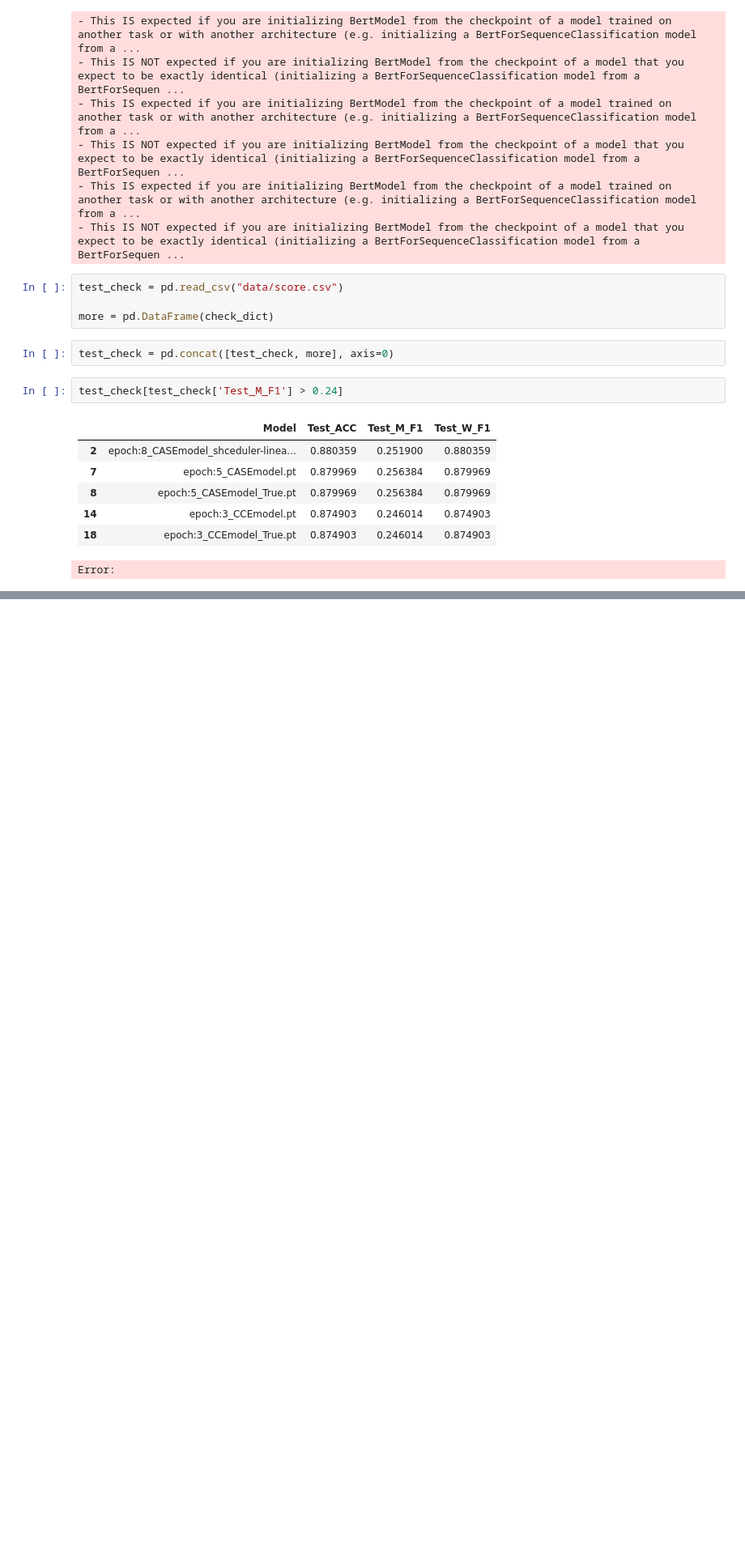
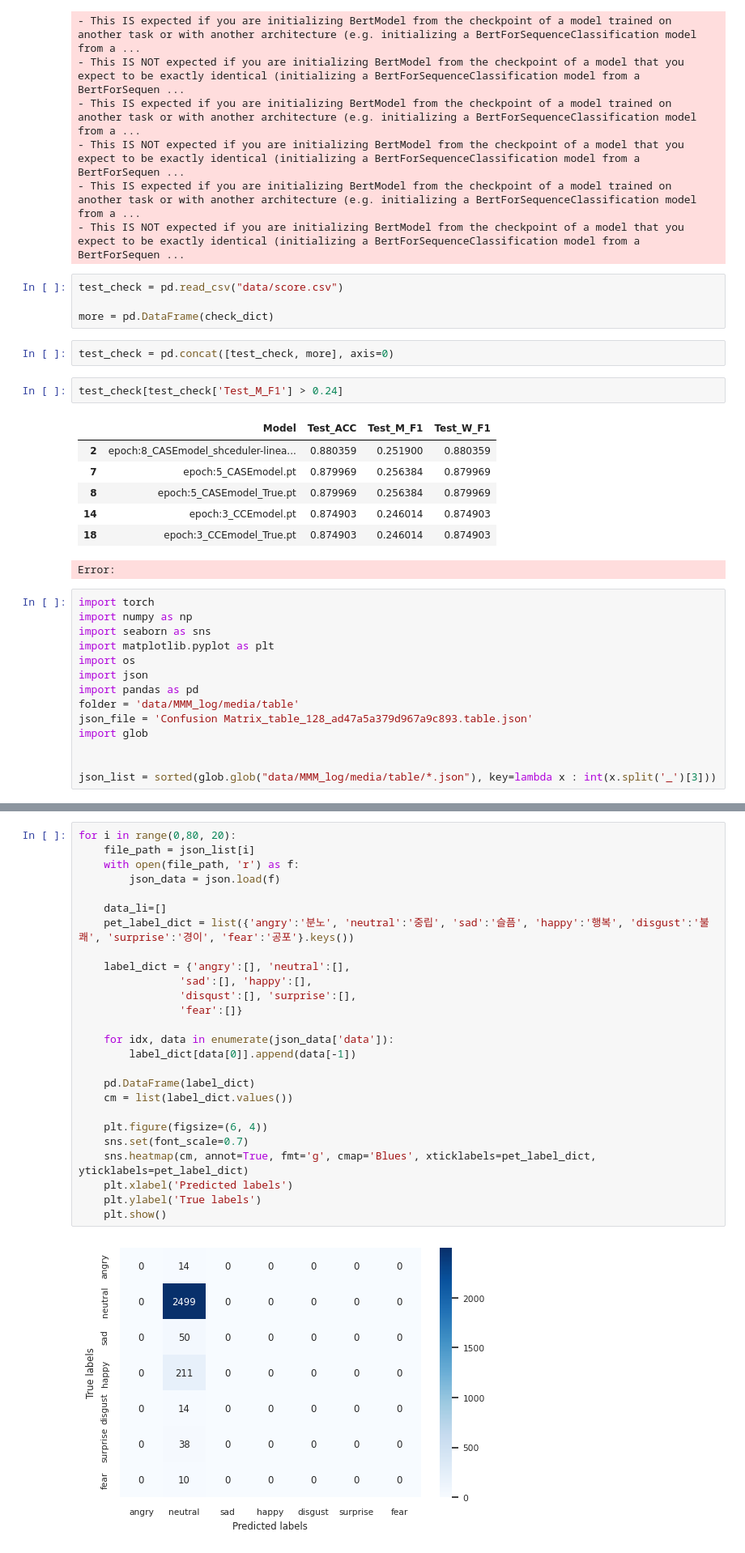
Before and after one commit to Glorang-AI/Emotion-Recognition-in-Conversation, a Jupyter notebook: compare_test.ipynb, the cells around one changed output, grey strips where cells are left out. Shown: that part at 81% size. Drawn from its saved outputs; the diff is of its cells as text; blank space fills up the shorter version.

```diff
--- a/compare_test.ipynb
+++ b/compare_test.ipynb
@@ -373,3 +373,17 @@ test_check[test_check['Test_M_F1'] > 0.24]
 | 14 | epoch:3_CCEmodel.pt | 0.874903 | 0.246014 | 0.874903 |
 | 18 | epoch:3_CCEmodel_True.pt | 0.874903 | 0.246014 | 0.874903 |
 Error:
+# %%
+import torch
+import numpy as np
+import seaborn as sns
+import matplotlib.pyplot as plt
+import os
+import json
+import pandas as pd
+folder = 'data/MMM_log/media/table'
+json_file = 'Confusion Matrix_table_128_ad47a5a379d967a9c893.table.json'
+import glob
+
+
+json_list = sorted(glob.glob("data/MMM_log/media/table/*.json"), key=lambda x : int(x.split('_')[3]))
@@ -375,0 +399,28 @@ Error:
+# %%
+for i in range(0,80, 20):
+    file_path = json_list[i]
+    with open(file_path, 'r') as f:
+        json_data = json.load(f)
+
+    data_li=[]
+    pet_label_dict = list({'angry':'분노', 'neutral':'중립', 'sad':'슬픔', 'happy':'행복', 'disgust':'불쾌', 'surprise':'경이', 'fear':'공포'}.keys())
+
+    label_dict = {'angry':[], 'neutral':[],
+                'sad':[], 'happy':[],
+                'disqust':[], 'surprise':[],
+                'fear':[]}
+
+    for idx, data in enumerate(json_data['data']):
+        label_dict[data[0]].append(data[-1])
+
+    pd.DataFrame(label_dict)
+    cm = list(label_dict.values())
+
+    plt.figure(figsize=(6, 4))
+    sns.set(font_scale=0.7)
+    sns.heatmap(cm, annot=True, fmt='g', cmap='Blues', xticklabels=pet_label_dict, yticklabels=pet_label_dict)
+    plt.xlabel('Predicted labels')
+    plt.ylabel('True labels')
+    plt.show()
+# %% [output]
+[figure, added]
```
Also changed, not shown: parts of 11 cells of this notebook, 5 other files.
